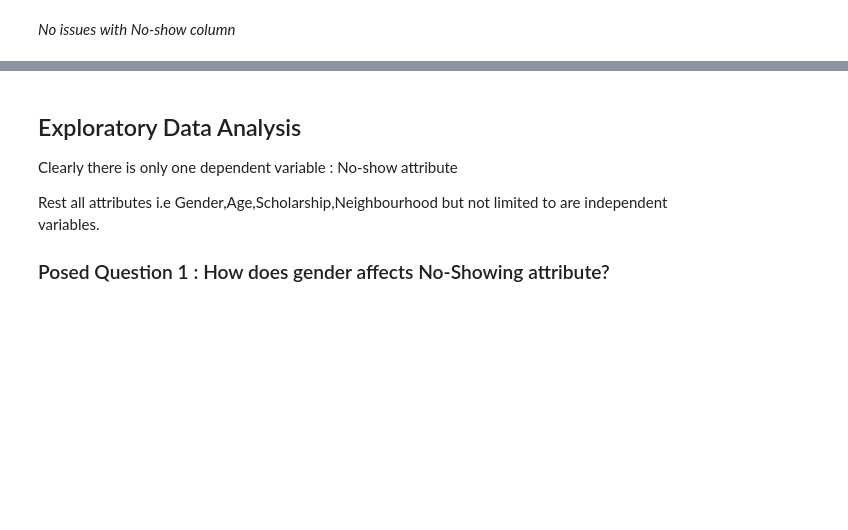
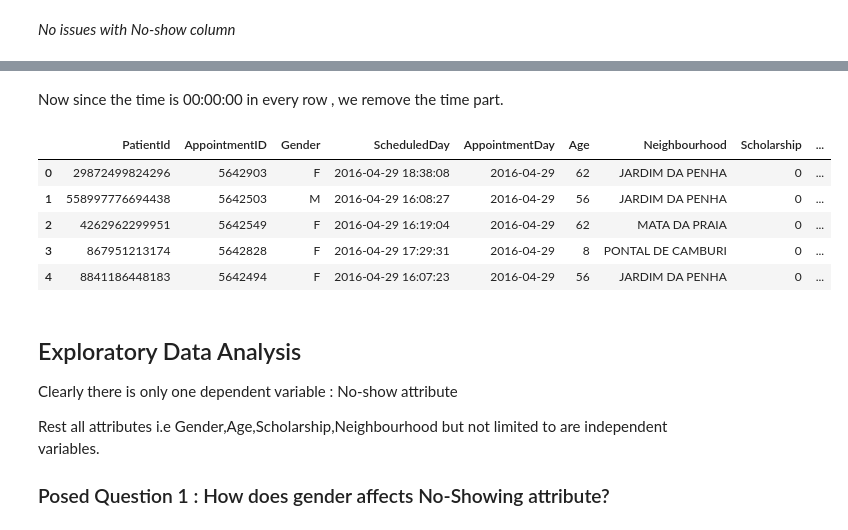
Before and after one commit to monsij/ML_Project-3, a Jupyter notebook: investigate-a-dataset.ipynb, the cells around one changed output, grey strips where cells are left out. Saved outputs shown, nothing was run; the diff lists cells and outputs as text; code cells hidden in the pictures; blank space fills up the shorter version.

```diff
--- a/investigate-a-dataset.ipynb
+++ b/investigate-a-dataset.ipynb
@@ -220,3 +259,19 @@ array(['No', 'Yes'], dtype=object)
+# %% [markdown]
+Now since the time is 00:00:00 in every row , we remove the time part.
+# %%
+# Code for making the required changes
+my_reader.ScheduledDay = my_reader.ScheduledDay.apply(np.datetime64)
+my_reader.AppointmentDay = my_reader.AppointmentDay.apply(np.datetime64)
+# %%
+# Viewing after making changes
+my_reader.head()
+# %% [output]
+|  | PatientId | AppointmentID | Gender | ScheduledDay | AppointmentDay | Age | Neighbourhood | Scholarship | ... |
+| 0 | 29872499824296 | 5642903 | F | 2016-04-29 18:38:08 | 2016-04-29 | 62 | JARDIM DA PENHA | 0 | ... |
+| 1 | 558997776694438 | 5642503 | M | 2016-04-29 16:08:27 | 2016-04-29 | 56 | JARDIM DA PENHA | 0 | ... |
+| 2 | 4262962299951 | 5642549 | F | 2016-04-29 16:19:04 | 2016-04-29 | 62 | MATA DA PRAIA | 0 | ... |
+| 3 | 867951213174 | 5642828 | F | 2016-04-29 17:29:31 | 2016-04-29 | 8 | PONTAL DE CAMBURI | 0 | ... |
+| 4 | 8841186448183 | 5642494 | F | 2016-04-29 16:07:23 | 2016-04-29 | 56 | JARDIM DA PENHA | 0 | ... |
 # %% [markdown]
 <a id='eda'></a>
 ## Exploratory Data Analysis
```
Also changed, not shown: parts of 10 cells of this notebook, 1 other file.
